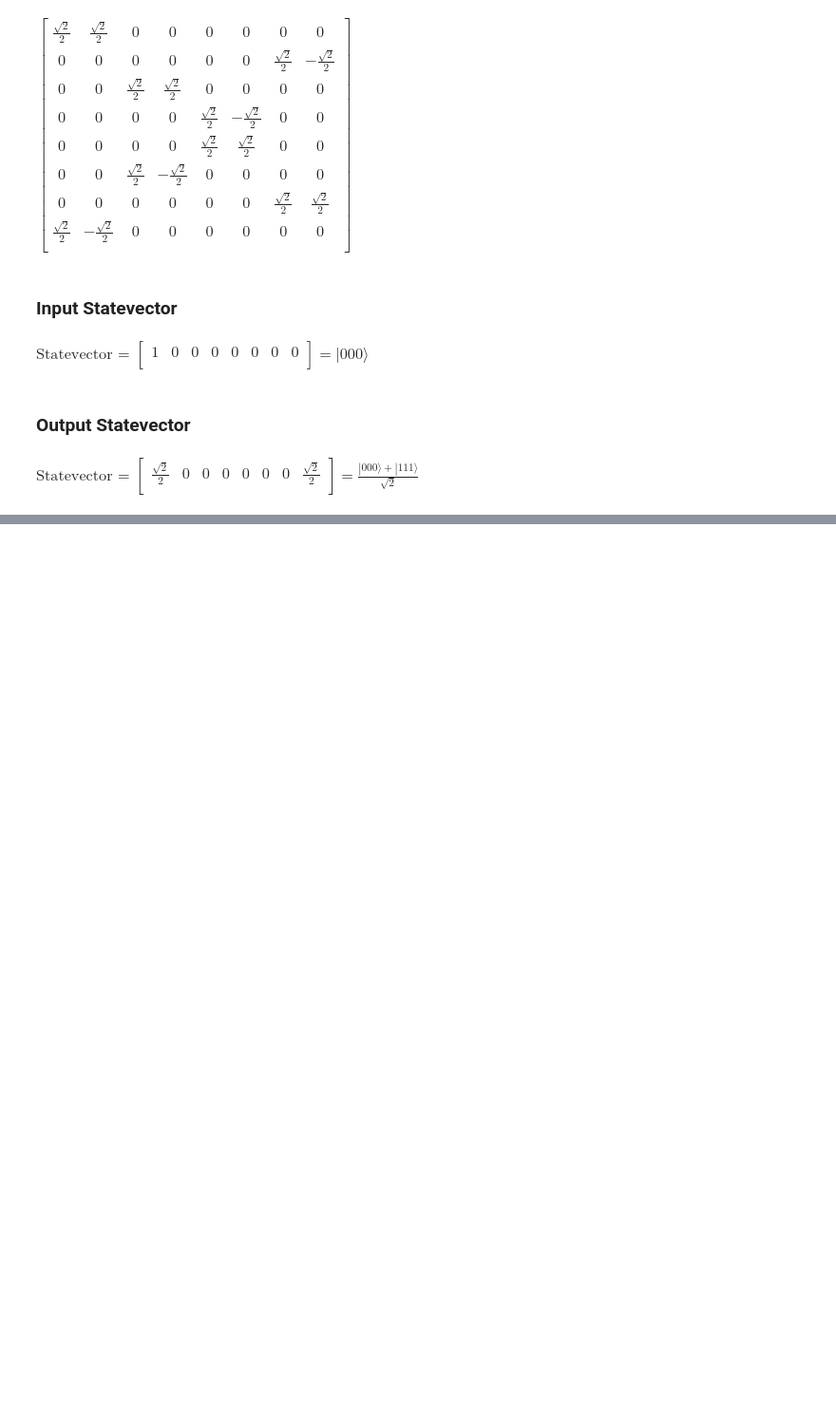
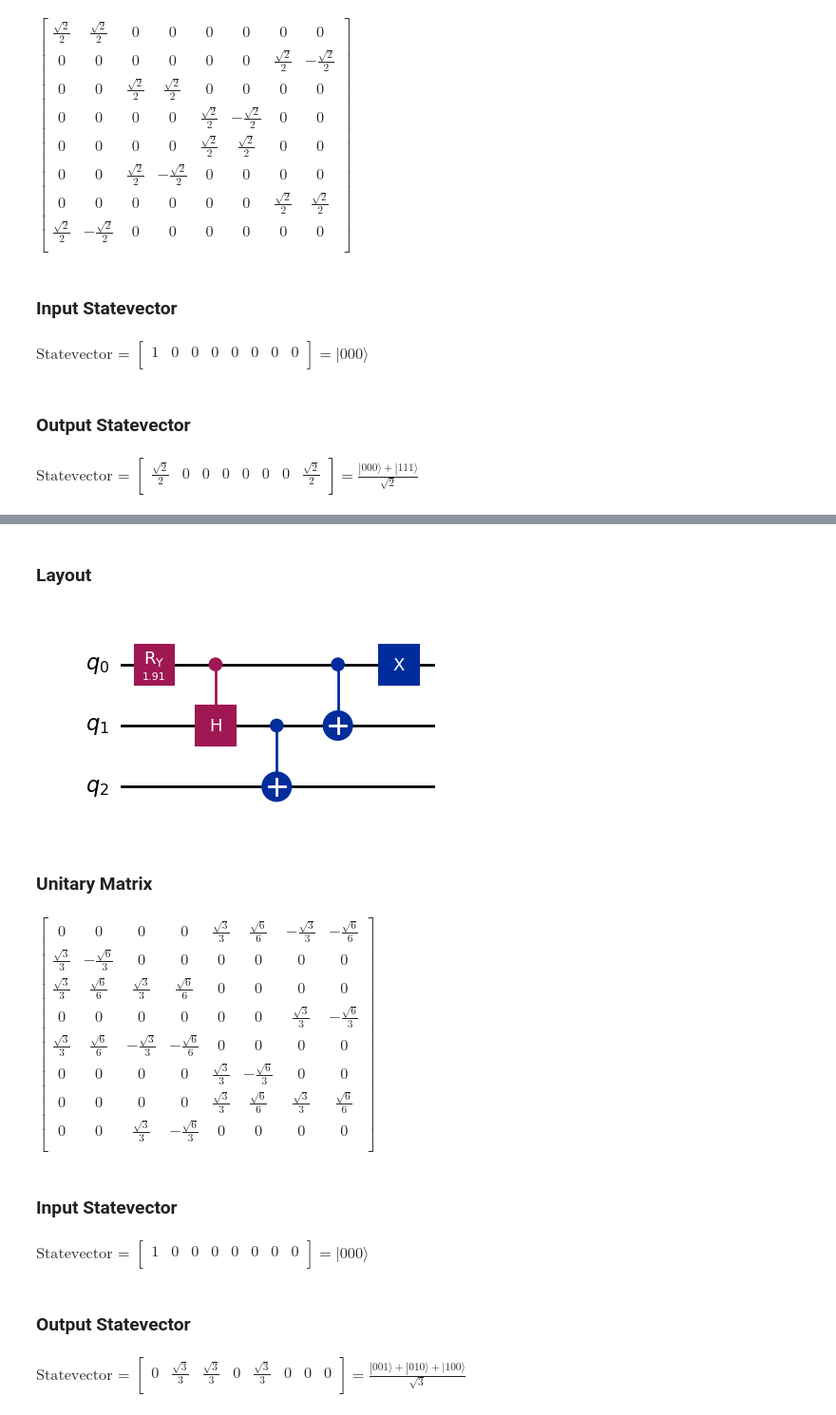
Before and after one commit to Fede802/QuantumComputing-Labs, a Jupyter notebook: lab1/Exercise1.ipynb, the cells around one changed output, grey strips where cells are left out. Shown at 95% size. Cells and saved outputs as stored; diff of their text form; code cells hidden in the pictures; blank space fills up the shorter version.

```diff
--- a/lab1/Exercise1.ipynb
+++ b/lab1/Exercise1.ipynb
@@ -471,0 +499,38 @@ $
+# %%
+qc = QuantumCircuit(3)
+qc.ry(2*np.arccos(1/np.sqrt(3)), 0)
+qc.ch(0, 1)
+qc.cx(1, 2)
+qc.cx(0, 1)
+qc.x(0)
+stateVecIn=Statevector.from_label('000')
+stateVecOut=stateVecIn.evolve(qc)
+hp.display_info(qc,stateVecIn, "|000\\rangle", stateVecOut, "\\frac{|001\\rangle + |010\\rangle + |100\\rangle}{\\sqrt{3}}")
+# %% [output]
+### Layout
+[figure, added]
+### Unitary Matrix
+$\begin{bmatrix}
+0 & 0 & 0 & 0 & \frac{\sqrt{3}}{3} & \frac{\sqrt{6}}{6} & - \frac{\sqrt{3}}{3} & - \frac{\sqrt{6}}{6}  \\
+ \frac{\sqrt{3}}{3} & - \frac{\sqrt{6}}{3} & 0 & 0 & 0 & 0 & 0 & 0  \\
+ \frac{\sqrt{3}}{3} & \frac{\sqrt{6}}{6} & \frac{\sqrt{3}}{3} & \frac{\sqrt{6}}{6} & 0 & 0 & 0 & 0  \\
+ 0 & 0 & 0 & 0 & 0 & 0 & \frac{\sqrt{3}}{3} & - \frac{\sqrt{6}}{3}  \\
+ \frac{\sqrt{3}}{3} & \frac{\sqrt{6}}{6} & - \frac{\sqrt{3}}{3} & - \frac{\sqrt{6}}{6} & 0 & 0 & 0 & 0  \\
+ 0 & 0 & 0 & 0 & \frac{\sqrt{3}}{3} & - \frac{\sqrt{6}}{3} & 0 & 0  \\
+ 0 & 0 & 0 & 0 & \frac{\sqrt{3}}{3} & \frac{\sqrt{6}}{6} & \frac{\sqrt{3}}{3} & \frac{\sqrt{6}}{6}  \\
+ 0 & 0 & \frac{\sqrt{3}}{3} & - \frac{\sqrt{6}}{3} & 0 & 0 & 0 & 0  \\
+ \end{bmatrix}$
+### Input Statevector
+$
+\text{Statevector = }
+\begin{bmatrix}
+1 & 0 & 0 & 0 & 0 & 0 & 0 & 0  \\
+ \end{bmatrix}
+ = \displaystyle|000\rangle$
+### Output Statevector
+$
+\text{Statevector = }
+\begin{bmatrix}
+0 & \frac{\sqrt{3}}{3} & \frac{\sqrt{3}}{3} & 0 & \frac{\sqrt{3}}{3} & 0 & 0 & 0  \\
+ \end{bmatrix}
+ = \displaystyle\frac{|001\rangle + |010\rangle + |100\rangle}{\sqrt{3}}$
```
Also changed, not shown: parts of 3 cells of this notebook, 1 other file.
